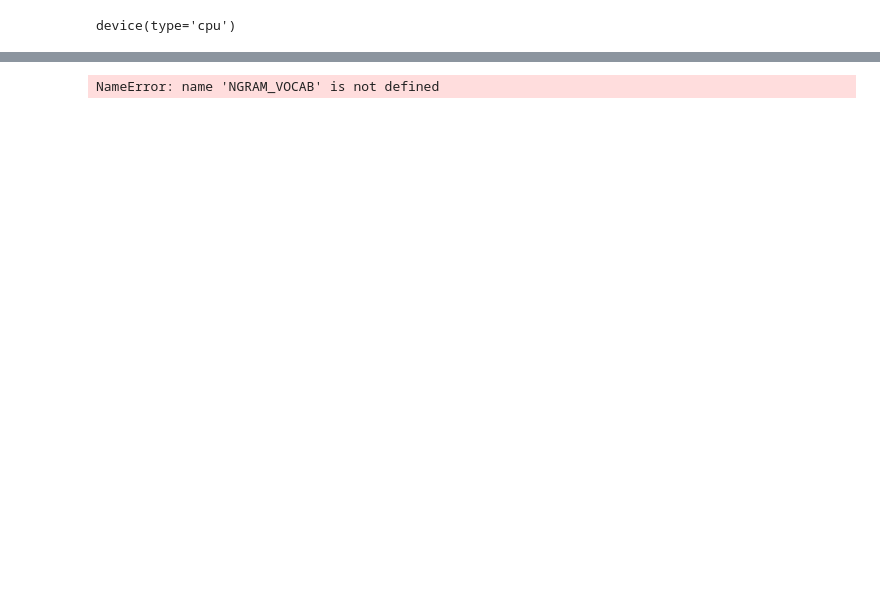
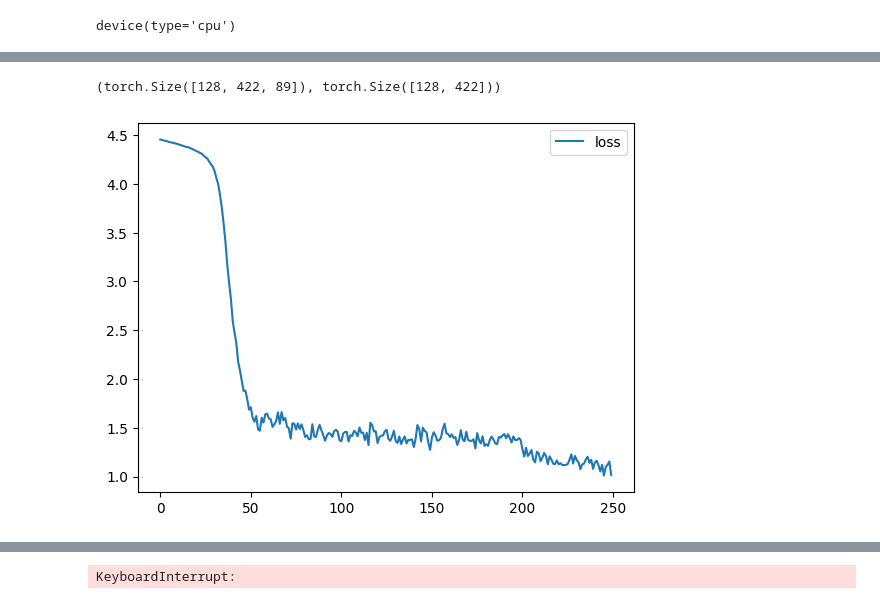
Before and after one commit to englishtea21/stepik-dl-nlp, a Jupyter notebook: task4-rnn-name-generator-ipynb.ipynb, the cells around one changed output, grey strips where cells are left out. Cells and saved outputs as stored; diff of their text form; code cells hidden in the pictures; blank space fills up the shorter version.

Commit message:
Kaggle Notebook | task4_RNN_name_generator.ipynb | Version 10

```diff
--- a/task4-rnn-name-generator-ipynb.ipynb
+++ b/task4-rnn-name-generator-ipynb.ipynb
@@ -1210,4 +1929,4 @@ if torch.cuda.device_count() > 1:
 # %% [markdown]
 Теперь для подсчета лосса мне нужно разобрать каждое предложение на n-граммы
 # %%
-batch_ix = next(iter(quotes_train_dataloader))
+batch_ix, batch_iy = next(iter(quotes_train_dataloader))
@@ -1216,6 +1947,7 @@ batch_ix.device
 # %% [output]
 device(type='cpu')
 # %%
-curr_batch=batch_ix.to(device)
+curr_batch_ix=batch_ix.to(device)
+curr_batch_iy=batch_iy.to(device)
 
-logp_seq = ft_emb_lstm_model(curr_batch)
+logp_seq = ft_emb_lstm_model(curr_batch_ix)
@@ -1222,9 +1958,13 @@ logp_seq = ft_emb_lstm_model(curr_batch)
+# %%
+# compute loss
+predictions_logp = logp_seq[:, :-1]
+curr_batch_iy = curr_batch_iy[:, 1:]
+# %%
+predictions_logp.shape, curr_batch_iy.shape
+# %% [output]
+(torch.Size([128, 422, 89]), torch.Size([128, 422]))
 # %%
-# compute loss
-predictions_logp = logp_seq[:, :-1]
-actual_next_tokens = curr_batch[:, 1:]
-
-loss = criterion(predictions_logp.permute(0,2,1), actual_next_tokens)
+loss = criterion(predictions_logp.permute(0,2,1), curr_batch_iy)
 
 loss.backward()
 # %%
@@ -1242,17 +1982,18 @@ for epoch in range(num_epochs):
     total_batches = len(quotes_train_dataloader)
 
     # Wrap DataLoader iterator with tqdm
-    for i, batch_ix in enumerate(tqdm(quotes_train_dataloader, desc=f"Epoch {epoch+1}/{num_epochs}", total=total_batches)):
+    for i, (batch_ix, batch_iy) in enumerate(tqdm(quotes_train_dataloader, desc=f"Train: Epoch {epoch+1}/{num_epochs}", total=total_batches)):
 
 #         batch_ix = to_matrix(sample(quotes, 32), token_to_id, max_len=MAX_LENGTH)
 #         batch_ix = torch.tensor(batch_ix, dtype=torch.int64)
-        curr_batch=batch_ix.to(device)
+        curr_batch_ix=batch_ix.to(device)
+        curr_batch_iy=batch_iy.to(device)
 
-        logp_seq = ft_emb_lstm_model(curr_batch)
+        logp_seq = ft_emb_lstm_model(curr_batch_ix)
 
         # compute loss
         predictions_logp = logp_seq[:, :-1]
-        actual_next_tokens = curr_batch[:, 1:]
+        actual_next_tokens = curr_batch_iy[:, 1:]
 
         loss = criterion(predictions_logp.permute(0,2,1), actual_next_tokens)
 
@@ -1263,38 +2004,41 @@ for epoch in range(num_epochs):
 
         # visualizing training process
         history.append(loss.cpu().data.numpy())
-        if (i + 1) % 100 == 0:
+        if (i + 1) % 25 == 0:
             clear_output(True)
             plt.plot(history,label='loss')
             plt.legend()
             plt.show()
 
     # Validate the model and calculate the metric
     ft_emb_lstm_model.eval()
     val_loss = 0.0
     with torch.no_grad():
-        for batch in quotes_train_dataloader:
-            curr_batch=batch.to(device)
+        for (batch_ix, batch_iy) in tqdm(quotes_val_dataloader, desc=f"Validation: Epoch {epoch+1}/{num_epochs}", total=len(quotes_val_dataloader)):
+            curr_batch_ix=batch_ix.to(device)
+            curr_batch_iy=batch_iy.to(device)
 
-            logp_seq = ft_emb_lstm_model(curr_batch)
+            logp_seq = ft_emb_lstm_model(curr_batch_ix)
 
             # compute loss
             predictions_logp = logp_seq[:, :-1]
-            actual_next_tokens = curr_batch[:, 1:]
+            actual_next_tokens = curr_batch_iy[:, 1:]
 
             loss = criterion(predictions_logp.permute(0,2,1), actual_next_tokens)
             val_loss += loss.item()
 
-    val_loss /= len(quotes_train_dataloader)
+    val_loss /= len(quotes_val_dataloader)
 
     if val_loss<best_loss:
-        print(f'Новый лучший лосс: {val_loss}')
+        print(f'Новый лучший val лосс: {val_loss}')
         best_loss=val_loss
         best_model=copy.deepcopy(ft_emb_lstm_model)
 
-    print(f'Текущий loss: {val_loss}')
+    print(f'Текущий val loss: {val_loss}')
 
     # Step the scheduler
     sched.step(val_loss)
 
     assert np.mean(history[:10]) > np.mean(history[-10:]), "RNN didn't converge."
+# %% [output]
+[figure, added]
@@ -1301,2 +2047,3 @@ for epoch in range(num_epochs):
+KeyboardInterrupt:
 # %%
 # Assume your trained model is wrapped in DataParallel
@@ -1318,8 +2065,9 @@ if not os.path.exists(newpath):
 # %%
 import pickle
 
-with open('models/task4_RNN_name_generator/ngram_vocab_dict.pkl', 'wb') as f:
-    pickle.dump(NGRAM_VOCAB, f)
+# with open('models/task4_RNN_name_generator/ngram_vocab_dict.pkl', 'wb+') as f:
+#     pickle.dump(NGRAM_VOCAB, f, protocol=pickle.HIGHEST_PROTOCOL)
+
+# with open('models/task4_RNN_name_generator/char_vocab_dict.pkl', 'wb+') as f:
+#     pickle.dump(CHAR_VOCAB, f, protocol=pickle.HIGHEST_PROTOCOL)
-# %% [output]
-NameError: name 'NGRAM_VOCAB' is not defined
 # %%
```
Also changed, not shown: parts of 125 cells of this notebook.
